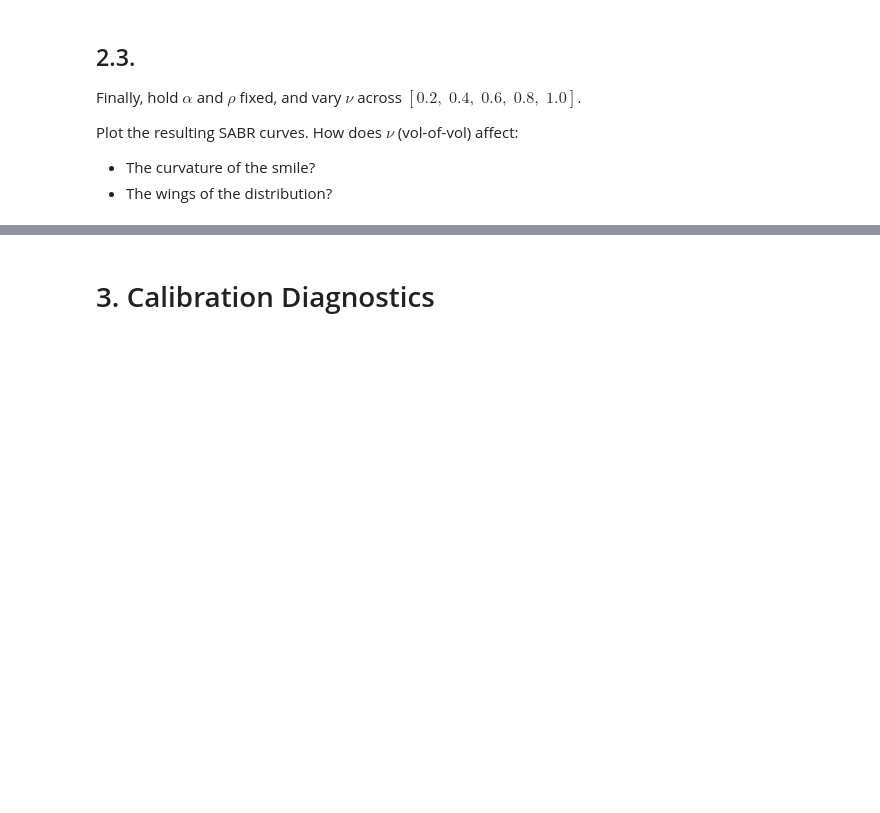
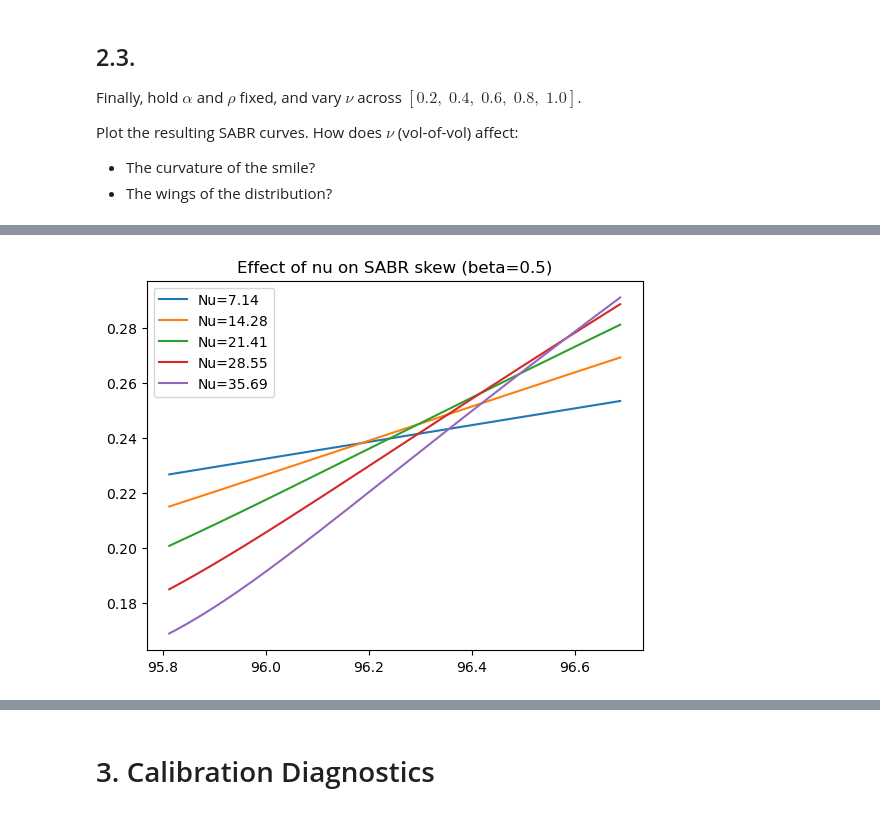
Before and after one commit to reecevdw/FINM-375-GROUP-B, a Jupyter notebook: hw3/E.8.1.%20SABR%20Calibration%20and%20Hedging.ipynb, the cells around one changed output, grey strips where cells are left out. Saved outputs shown, nothing was run; the diff lists cells and outputs as text; code cells hidden in the pictures; blank space fills up the shorter version.

```diff
--- a/hw3/E.8.1.%20SABR%20Calibration%20and%20Hedging.ipynb
+++ b/hw3/E.8.1.%20SABR%20Calibration%20and%20Hedging.ipynb
@@ -238,0 +313,11 @@ Plot the resulting SABR curves. How does $\nu$ (vol-of-vol) affect:
+# %%
+nu_vals = [0.2*nu_res, 0.4*nu_res, 0.6 * nu_res, 0.8*nu_res, 1*nu_res]
+for nu in nu_vals:
+    curve = vs.sabr(0.5, nu, rho_res, alpha_res, F, K_grid, T)
+    plt.plot(K_grid, curve, label=f"Nu={nu:.2f}")
+
+plt.title("Effect of nu on SABR skew (beta=0.5)")
+plt.legend()
+plt.show()
+# %% [output]
+[figure, added]
```
Also changed, not shown: parts of 6 cells of this notebook.
